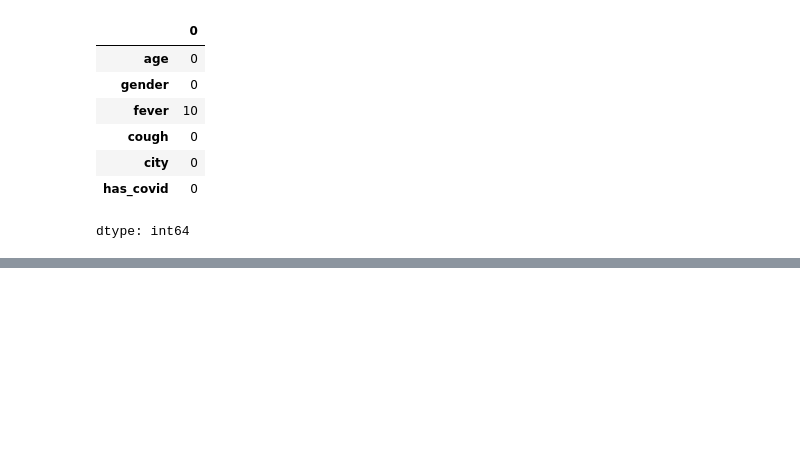
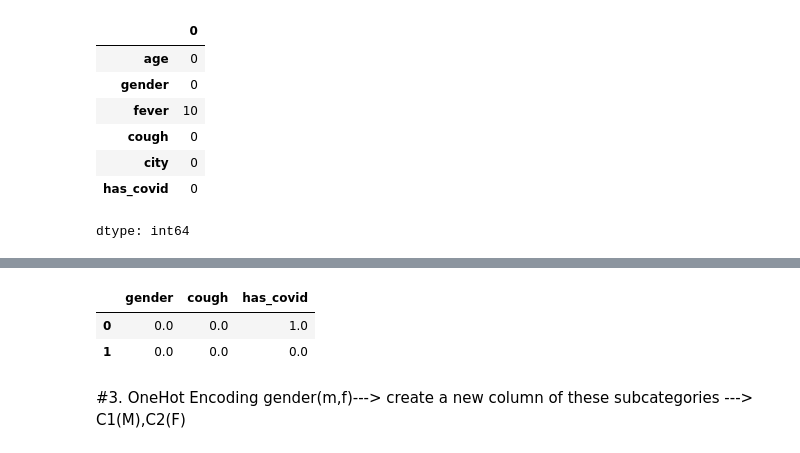
Before and after one commit to yanil-03/python, a Jupyter notebook: Encoding.ipynb, the cells around one changed output, grey strips where cells are left out. Drawn from its saved outputs; the diff is of its cells as text; code cells hidden in the pictures; blank space fills up the shorter version.

```diff
--- a/Encoding.ipynb
+++ b/Encoding.ipynb
@@ -237,0 +52,2 @@ np.round(x_train_mn_new.describe() , 2)
+# %%
+df_ordinal = df_ordinal.drop(columns = ['age', 'fever', 'city'])
@@ -237,0 +56,17 @@ np.round(x_train_mn_new.describe() , 2)
+# %%
+oe = OrdinalEncoder(categories = [['Male', 'Female'],
+                                  ['Mild', 'Strong'],
+                                  ['Yes', 'No']])
+# %%
+df_oe = oe.fit_transform(df_ordinal)
+# %%
+df_new = pd.DataFrame(df_oe, columns = df_ordinal.columns)
+# %%
+df_new.head(2)
+# %% [output]
+|  | gender | cough | has_covid |
+| 0 | 0.0 | 0.0 | 1.0 |
+| 1 | 0.0 | 0.0 | 0.0 |
+# %% [markdown]
+#3. OneHot Encoding
+gender(m,f)---> create a new column of these subcategories ---> C1(M),C2(F)
```
Also changed, not shown: parts of 63 cells of this notebook.
